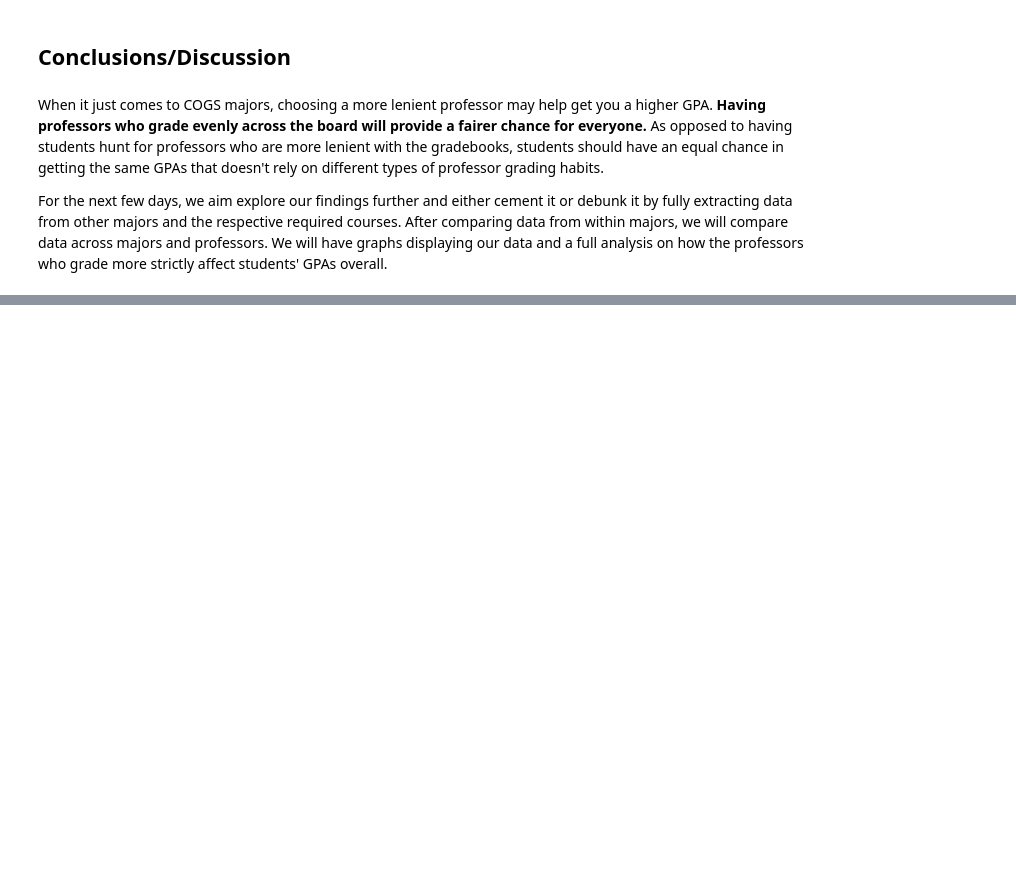
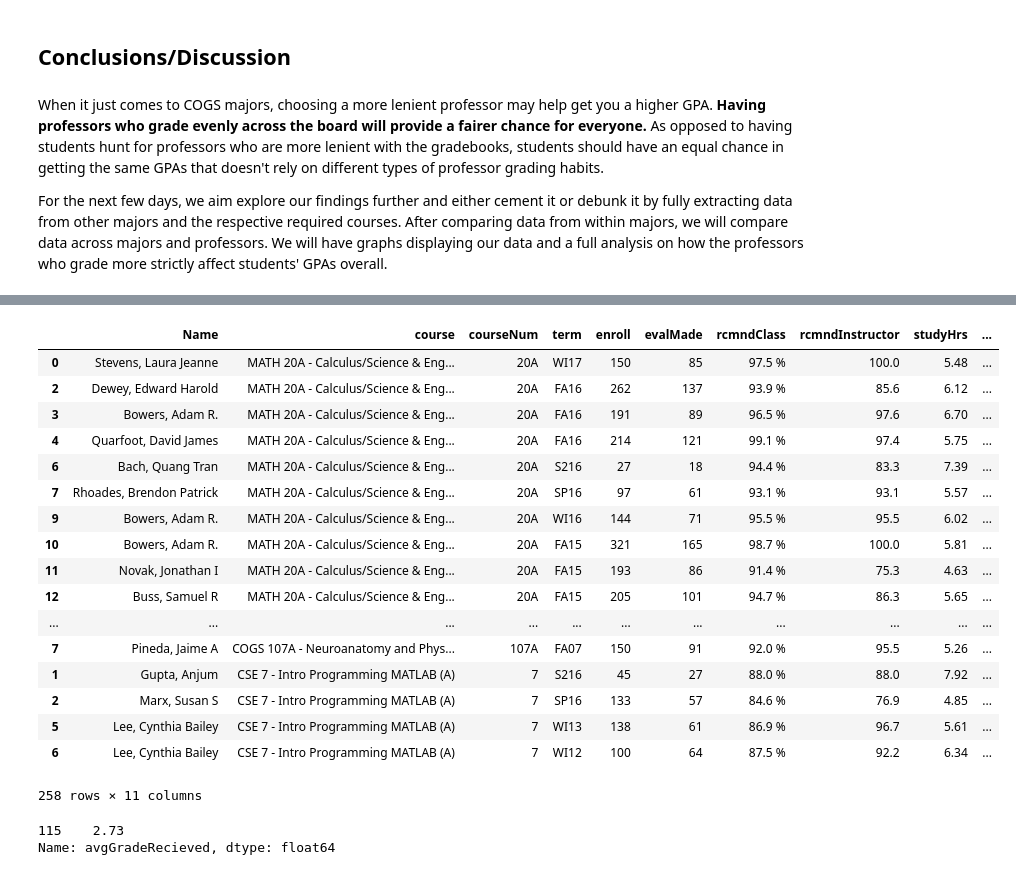
Before and after one commit to TomDonoghue/Pr_026, a Jupyter notebook: Pr_026_HackathonSubmission.ipynb, the cells around one changed output, grey strips where cells are left out. Drawn from its saved outputs; the diff is of its cells as text; code cells hidden in the pictures; blank space fills up the shorter version.

```diff
--- a/Pr_026_HackathonSubmission.ipynb
+++ b/Pr_026_HackathonSubmission.ipynb
@@ -473,0 +495,21 @@ plt.show()
+# %%
+goodProf
+# %% [output]
+|  | Name | course | courseNum | term | enroll | evalMade | rcmndClass | rcmndInstructor | studyHrs | ... |
+| 0 | Stevens, Laura Jeanne | MATH 20A - Calculus/Science & Eng... | 20A | WI17 | 150 | 85 | 97.5 % | 100.0 | 5.48 | ... |
+| 2 | Dewey, Edward Harold | MATH 20A - Calculus/Science & Eng... | 20A | FA16 | 262 | 137 | 93.9 % | 85.6 | 6.12 | ... |
+| 3 | Bowers, Adam R. | MATH 20A - Calculus/Science & Eng... | 20A | FA16 | 191 | 89 | 96.5 % | 97.6 | 6.70 | ... |
+| 4 | Quarfoot, David James | MATH 20A - Calculus/Science & Eng... | 20A | FA16 | 214 | 121 | 99.1 % | 97.4 | 5.75 | ... |
+| 6 | Bach, Quang Tran | MATH 20A - Calculus/Science & Eng... | 20A | S216 | 27 | 18 | 94.4 % | 83.3 | 7.39 | ... |
+| 7 | Rhoades, Brendon Patrick | MATH 20A - Calculus/Science & Eng... | 20A | SP16 | 97 | 61 | 93.1 % | 93.1 | 5.57 | ... |
+| 9 | Bowers, Adam R. | MATH 20A - Calculus/Science & Eng... | 20A | WI16 | 144 | 71 | 95.5 % | 95.5 | 6.02 | ... |
+| 10 | Bowers, Adam R. | MATH 20A - Calculus/Science & Eng... | 20A | FA15 | 321 | 165 | 98.7 % | 100.0 | 5.81 | ... |
+| 11 | Novak, Jonathan I | MATH 20A - Calculus/Science & Eng... | 20A | FA15 | 193 | 86 | 91.4 % | 75.3 | 4.63 | ... |
+| 12 | Buss, Samuel R | MATH 20A - Calculus/Science & Eng... | 20A | FA15 | 205 | 101 | 94.7 % | 86.3 | 5.65 | ... |
+| ... | ... | ... | ... | ... | ... | ... | ... | ... | ... | ... |
+| 7 | Pineda, Jaime A | COGS 107A - Neuroanatomy and Phys... | 107A | FA07 | 150 | 91 | 92.0 % | 95.5 | 5.26 | ... |
+| 1 | Gupta, Anjum | CSE 7 - Intro Programming MATLAB (A) | 7 | S216 | 45 | 27 | 88.0 % | 88.0 | 7.92 | ... |
+| 2 | Marx, Susan S | CSE 7 - Intro Programming MATLAB (A) | 7 | SP16 | 133 | 57 | 84.6 % | 76.9 | 4.85 | ... |
+| 5 | Lee, Cynthia Bailey | CSE 7 - Intro Programming MATLAB (A) | 7 | WI13 | 138 | 61 | 86.9 % | 96.7 | 5.61 | ... |
+| 6 | Lee, Cynthia Bailey | CSE 7 - Intro Programming MATLAB (A) | 7 | WI12 | 100 | 64 | 87.5 % | 92.2 | 6.34 | ... |
+258 rows × 11 columns
@@ -473,0 +530,7 @@ plt.show()
+# %%
+randomGpa = goodProf['avgGradeRecieved'].sample(n = 1)
+randomGpa2 = badProf['avgGradeRecieved'].sample(n = 1)
+randomGpa2
+# %% [output]
+115    2.73
+Name: avgGradeRecieved, dtype: float64
```
Also changed, not shown: parts of 12 cells of this notebook.
